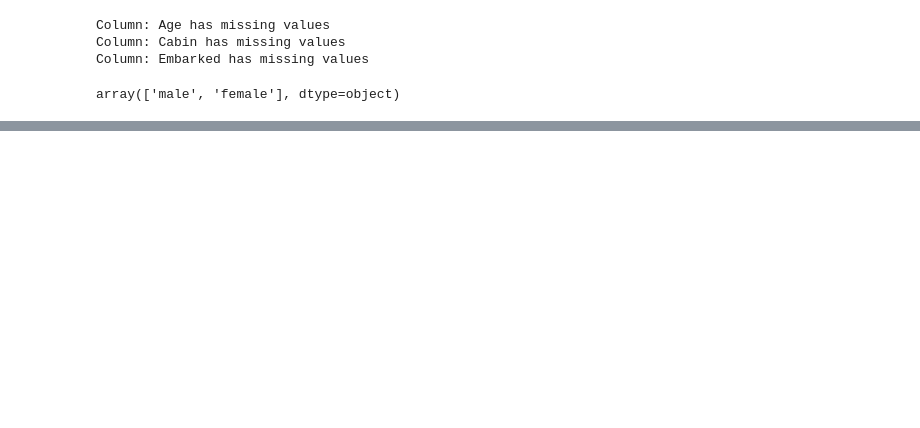
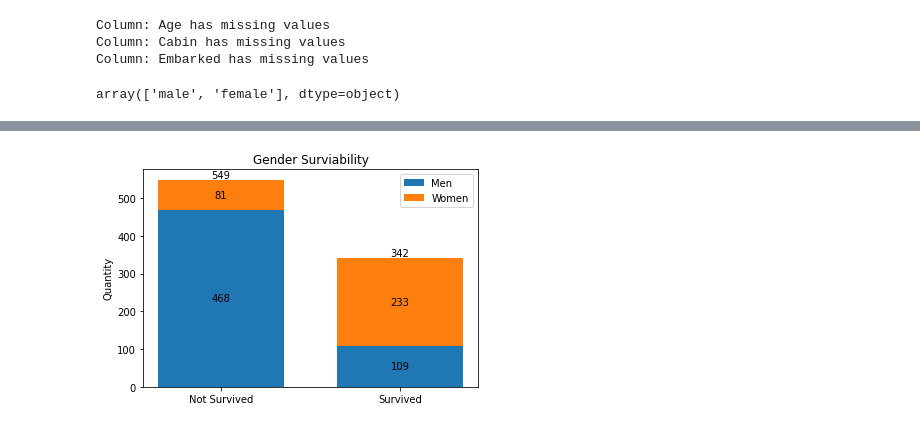
Before and after one commit to lucaskup/kaggleTitanicTrain, a Jupyter notebook: TitanicDataExploration.ipynb, the cells around one changed output, grey strips where cells are left out. Cells and saved outputs as stored; diff of their text form; code cells hidden in the pictures; blank space fills up the shorter version.

```diff
--- a/TitanicDataExploration.ipynb
+++ b/TitanicDataExploration.ipynb
@@ -140,3 +151,28 @@ drawPieChart(list(labelsFemale) + list(labelsMale), countFemale + countMale, col
+# %%
+fig, ax = plt.subplots()
+
+width = 0.7
+ind = np.arange(2)    # the x locations for the groups
+
+p1 = ax.bar(ind, countMale, width, label='Men')
+p2 = ax.bar(ind, countFemale, width,
+            bottom=countMale, label='Women')
+
+ax.axhline(0, color='grey', linewidth=0.8)
+ax.set_ylabel('Quantity')
+ax.set_title('Gender Surviability')
+ax.set_xticks(ind)
+ax.set_xticklabels(('Not Survived', 'Survived'))
+ax.legend()
+
+# Label with label_type 'center' instead of the default 'edge'
+ax.bar_label(p1, label_type='center')
+ax.bar_label(p2, label_type='center')
+ax.bar_label(p2)
+
+plt.show()
+# %% [output]
+[figure, added]
 # %%
 labels = ['Survived', 'Not Survived']
 
```
Also changed, not shown: parts of 11 cells of this notebook, 1 other file.
